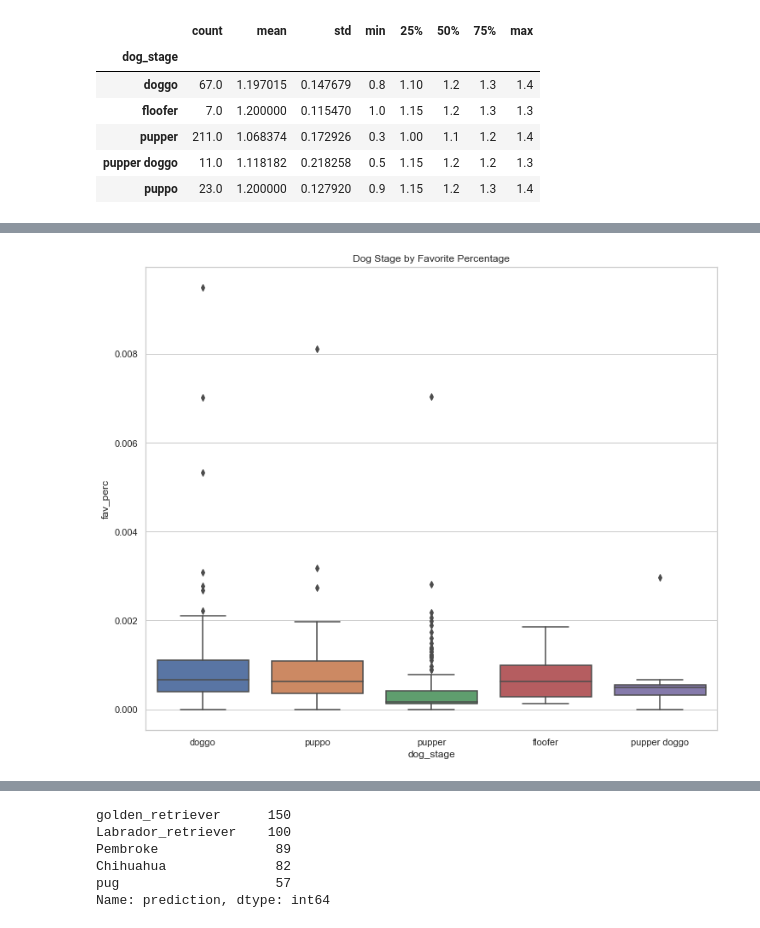
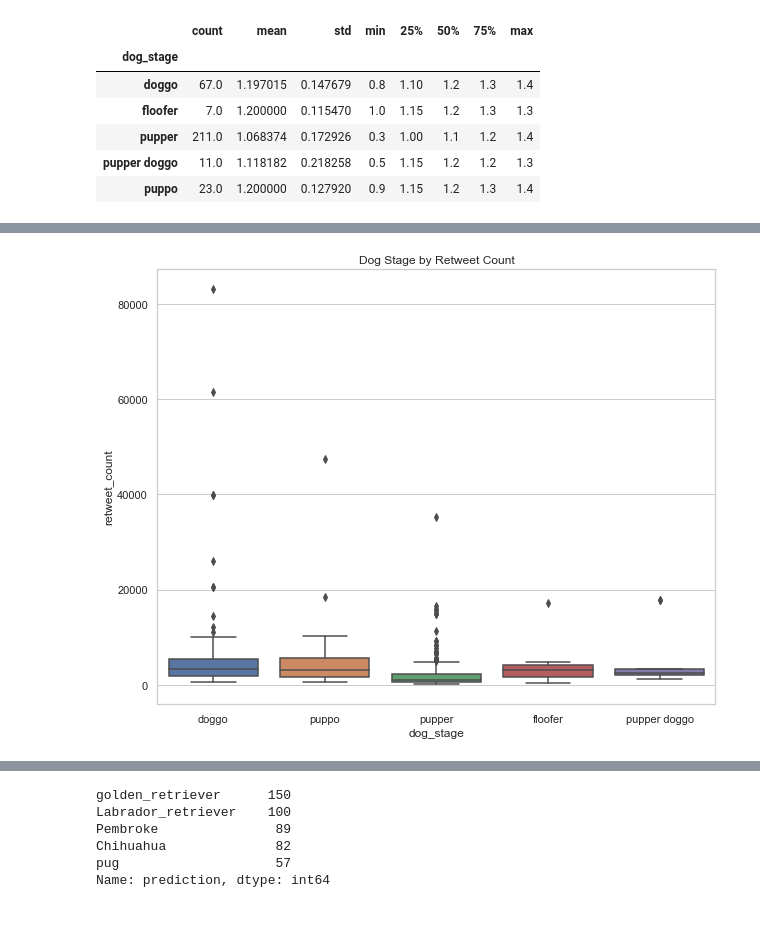
Before and after one commit to jemc36/Udacity-DAND-DataWrangling-TwitterAPI-WeRateDogs, a Jupyter notebook: wrangle_act.ipynb, the cells around one changed output, grey strips where cells are left out. Saved outputs shown, nothing was run; the diff lists cells and outputs as text; code cells hidden in the pictures.

```diff
--- a/wrangle_act.ipynb
+++ b/wrangle_act.ipynb
@@ -1067,8 +1076,6 @@ pd.read_sql_query("select * from image_predictions_tp limit 5;", conn)
 # %%
-# 1. Dog stages
+# 2. Dog stages
 twitter_archive_master['rating_ratio'] = twitter_archive_master['corrected_numerator'] / twitter_archive_master['corrected_denominator']
-twitter_archive_master['fav_perc']= twitter_archive_master['favorite_count'] / twitter_archive_master['favorite_count'].sum()
-twitter_archive_master['retweet_perc'] = twitter_archive_master['retweet_count'] / twitter_archive_master['retweet_count'].sum()
 # %%
 twitter_archive_master['dog_stage'].value_counts()
 # %% [output]
@@ -1146,6 +1142,7 @@ a1.groupby('dog_stage')['fav_perc'].describe()
 # %%
-plt.figure(figsize=(12,10))
-sns.boxplot(x='dog_stage', y="fav_perc", data=a1).set_title('Dog Stage by Favorite Percentage')
-plt.savefig('stag_fav.png');
+plt.figure(figsize=(10,8))
+sns.set(style="whitegrid")
+sns.boxplot(x='dog_stage', y="retweet_count", data=a1).set_title('Dog Stage by Retweet Count')
+plt.savefig('stag_retw.png');
 # %% [output]
-[figure, old version]
+[figure, new version]
```
Also changed, not shown: parts of 24 cells of this notebook, 13 other files.
